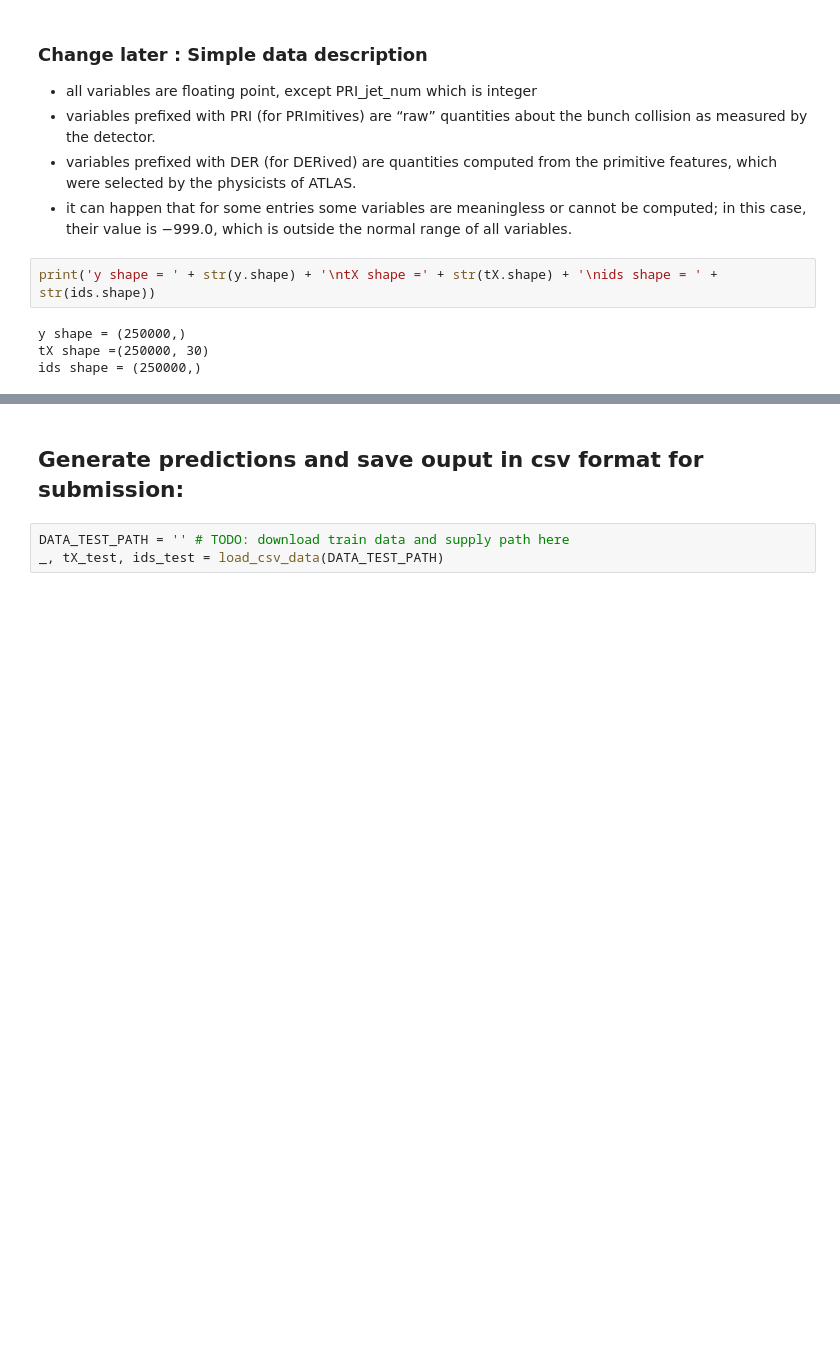
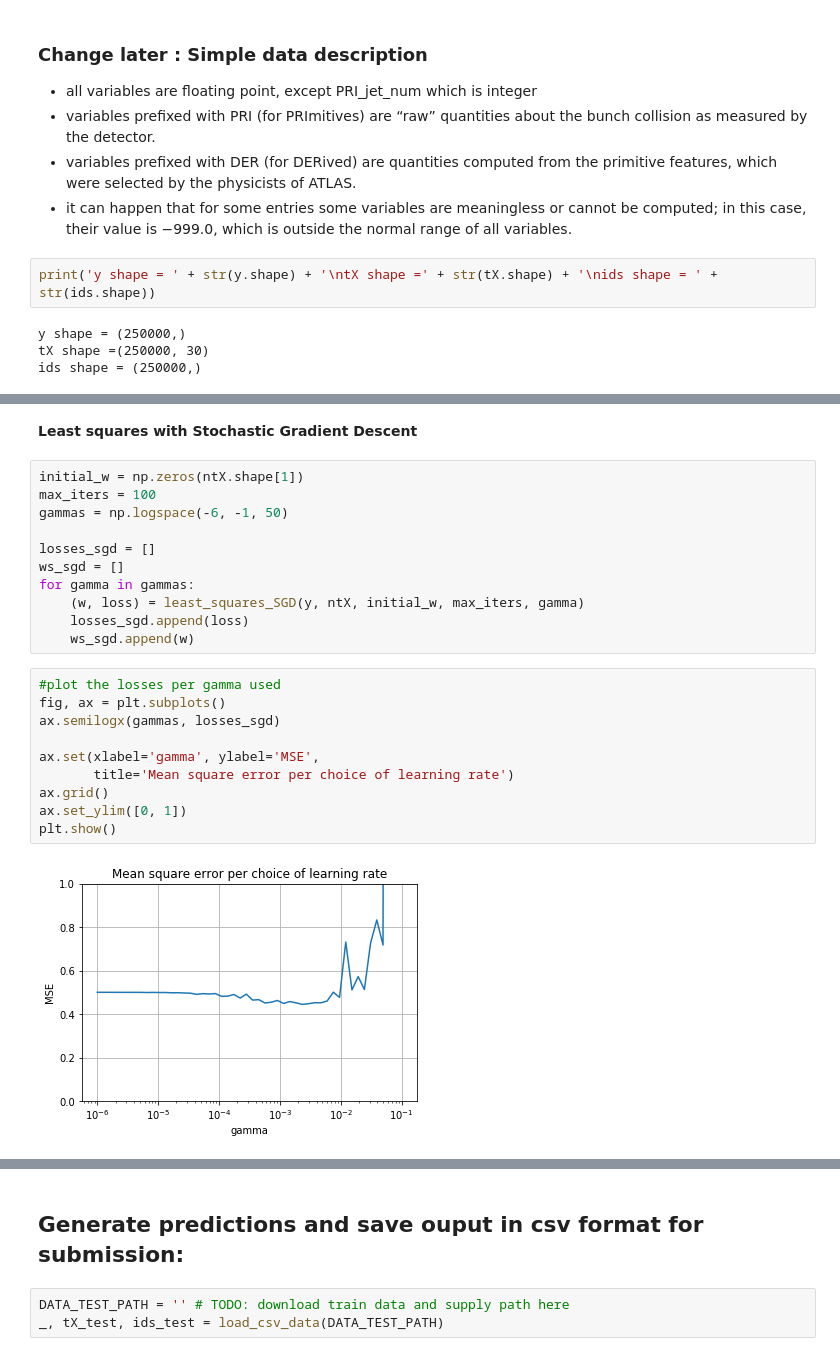
Before and after one commit to cschneuw/Machine-learning-Project-2019, a Jupyter notebook: scripts/project1.ipynb, the cells around one changed output, grey strips where cells are left out. Drawn from its saved outputs; the diff is of its cells as text; blank space fills up the shorter version.

```diff
--- a/scripts/project1.ipynb
+++ b/scripts/project1.ipynb
@@ -30,0 +121,25 @@ ids shape = (250000,)
+# %% [markdown]
+**Least squares with Stochastic Gradient Descent**
+# %%
+initial_w = np.zeros(ntX.shape[1])
+max_iters = 100
+gammas = np.logspace(-6, -1, 50)
+
+losses_sgd = []
+ws_sgd = []
+for gamma in gammas:
+    (w, loss) = least_squares_SGD(y, ntX, initial_w, max_iters, gamma)
+    losses_sgd.append(loss)
+    ws_sgd.append(w)
+# %%
+#plot the losses per gamma used
+fig, ax = plt.subplots()
+ax.semilogx(gammas, losses_sgd)
+
+ax.set(xlabel='gamma', ylabel='MSE',
+       title='Mean square error per choice of learning rate')
+ax.grid()
+ax.set_ylim([0, 1])
+plt.show()
+# %% [output]
+[figure, added]
```
Also changed, not shown: parts of 34 cells of this notebook, 1 other file.
